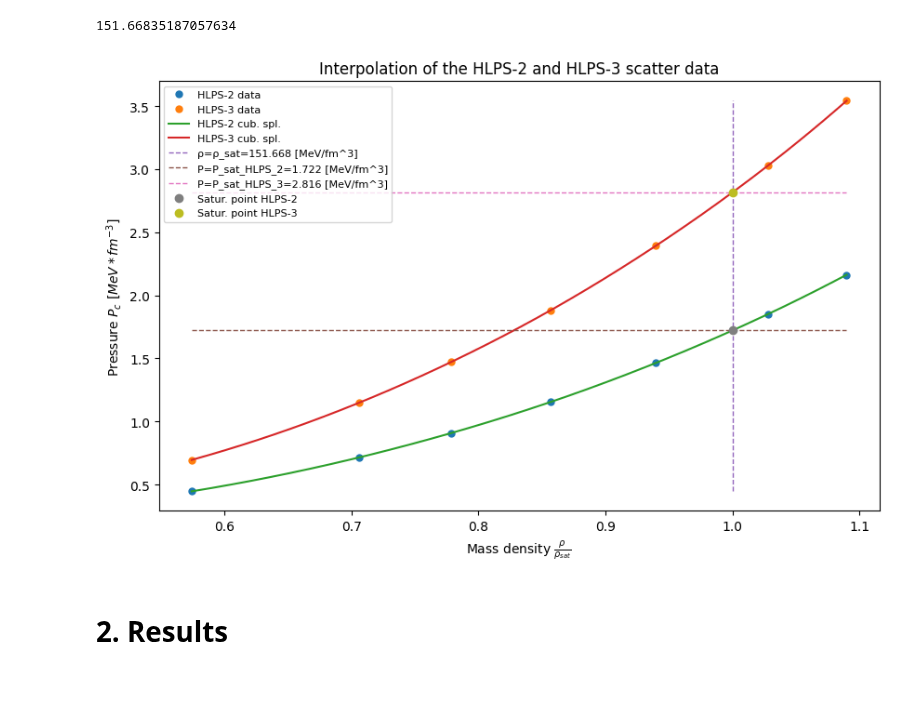
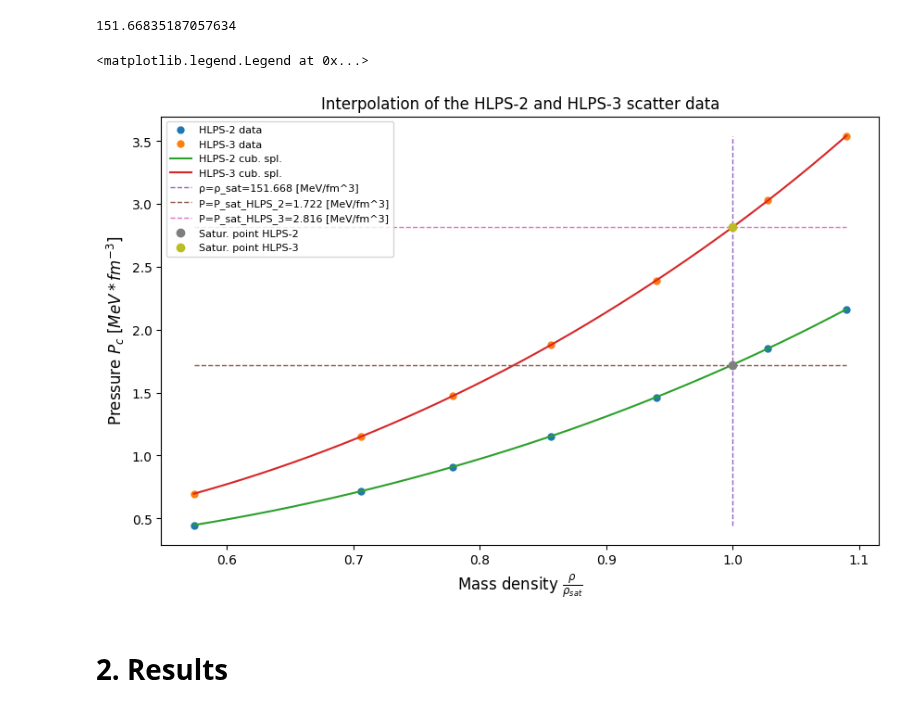
Before and after one commit to istergak/MSc-Computational-Physics-AUTH, a Jupyter notebook: Thesis - ML and ANNs regression models for Exotic Star's EOSs/Part 1 - Solving the TOV equations for Hadronic and Quark Stars/StudyPolyNS.ipynb, the cells around one changed output. Saved outputs shown, nothing was run; the diff lists cells and outputs as text; code cells hidden in the pictures; blank space fills up the shorter version.

```diff
--- a/Thesis - ML and ANNs regression models for Exotic Star's EOSs/Part 1 - Solving the TOV equations for Hadronic and Quark Stars/StudyPolyNS.ipynb
+++ b/Thesis - ML and ANNs regression models for Exotic Star's EOSs/Part 1 - Solving the TOV equations for Hadronic and Quark Stars/StudyPolyNS.ipynb
@@ -341,37 +341,39 @@ spl_HLPS_3 = CubicSpline(ρ_scatter,P_scatter_HLPS3)
 
 # Plotting the scatter data of the HLPS-2 and HLPS-3 EOSs
 plot_EOS_data(ρ_scatter/ρ_sat_MeV,P_scatter_HLPS2,"HLPS-2 data",axis_interpld)
 plot_EOS_data(ρ_scatter/ρ_sat_MeV,P_scatter_HLPS3,"HLPS-3 data",axis_interpld)
 
 # Plotting the respective cubic splines for the scatter data of HLPS-2 and HLPS-3
 axis_interpld.plot(ρ_range_frac,spl_HLPS_2(ρ_range),label="HLPS-2 cub. spl.")
 axis_interpld.plot(ρ_range_frac,spl_HLPS_3(ρ_range),label="HLPS-3 cub. spl.")
 
 # Plotting the ρ=ρ_sat or ρ/ρ_sat=1 line
 x = [1,1]
 y = [min(P_scatter_HLPS2[0],P_scatter_HLPS3[0]),max(P_scatter_HLPS2[-1],P_scatter_HLPS3[-1])]
 axis_interpld.plot(x,y,"--",lw=1,label="ρ=ρ_sat=%.3f [MeV/fm^3]"%ρ_sat_MeV)
 
 # Finding and plotting the Pressure at the nuclear saturation density ρ_sat
 P_saturation_HLPS_2 = spl_HLPS_2(ρ_sat_MeV)
 P_saturation_HLPS_3 = spl_HLPS_3(ρ_sat_MeV)
 
 x = [ρ_scatter[0]/ρ_sat_MeV,ρ_scatter[-1]/ρ_sat_MeV]
 y1 = [P_saturation_HLPS_2,P_saturation_HLPS_2]
 y2 = [P_saturation_HLPS_3,P_saturation_HLPS_3]
 axis_interpld.plot(x,y1,"--",lw=1,label="P=P_sat_HLPS_2=%.3f [MeV/fm^3]"%P_saturation_HLPS_2)
 axis_interpld.plot(x,y2,"--",lw=1,label="P=P_sat_HLPS_3=%.3f [MeV/fm^3]"%P_saturation_HLPS_3)
 
 axis_interpld.plot(1,P_saturation_HLPS_2,".",ms=12,label="Satur. point HLPS-2")
 axis_interpld.plot(1,P_saturation_HLPS_3,".",ms=12,label="Satur. point HLPS-3")
 
-axis_interpld.set_xlabel(r"Mass density $\frac{\rho}{\rho_{sat}}$")
-axis_interpld.set_ylabel(r"Pressure $P_c$ $[MeV*fm^{-3}]$")
+axis_interpld.set_xlabel(r"Mass density $\frac{\rho}{\rho_{sat}}$",fontsize=12)
+axis_interpld.set_ylabel(r"Pressure $P_c$ $[MeV*fm^{-3}]$",fontsize=12)
 axis_interpld.set_title("Interpolation of the HLPS-2 and HLPS-3 scatter data")
 axis_interpld.legend(fontsize=8,loc=2)
-plt.show()
+
+#fig_interpld.savefig("polyNS_interpld.pdf",dpi=300)
 # %% [output]
+<matplotlib.legend.Legend at 0x...>
-[figure, old version]
+[figure, new version]
 # %% [markdown]
 # 2. Results
 # %% [markdown]
```
Also changed, not shown: parts of 8 cells of this notebook.
